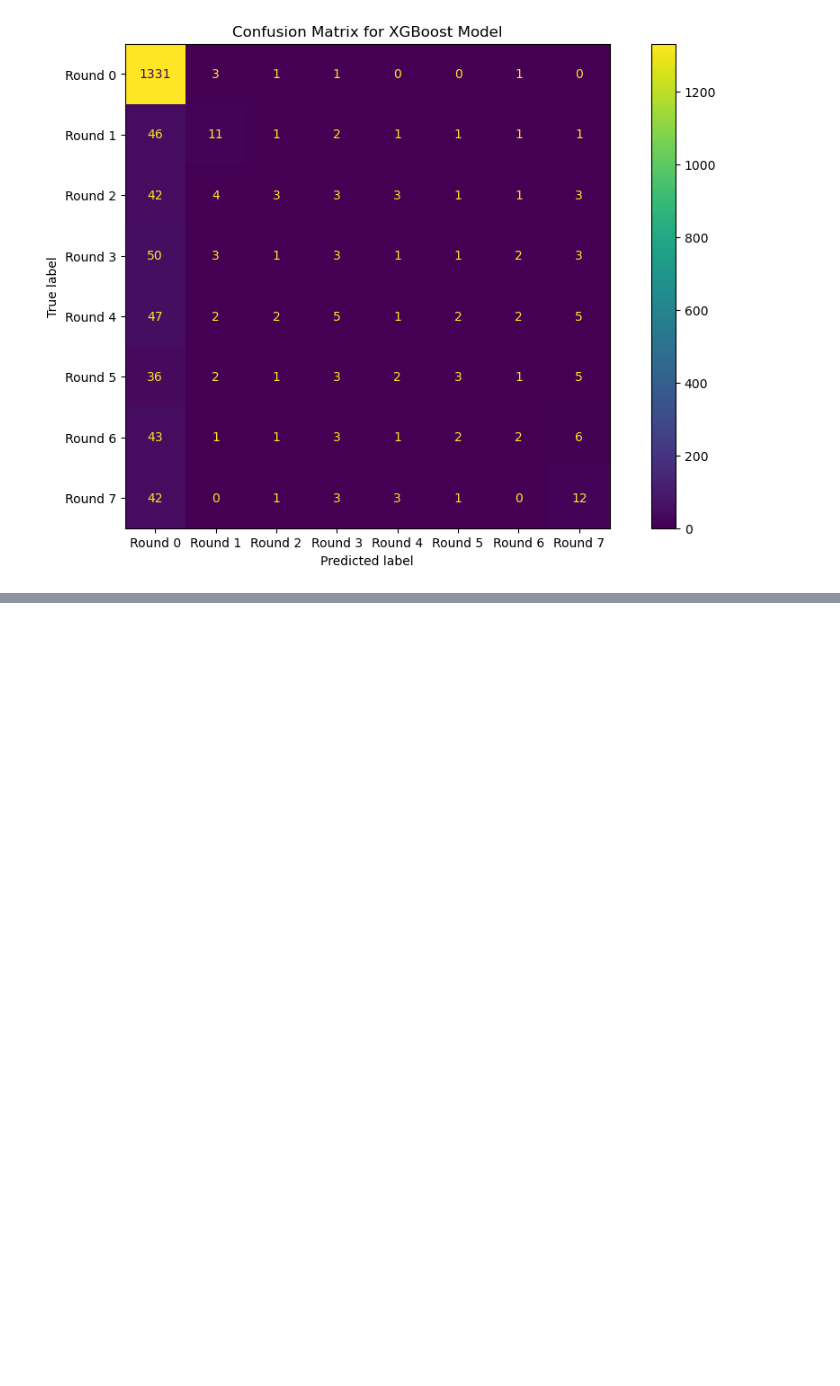
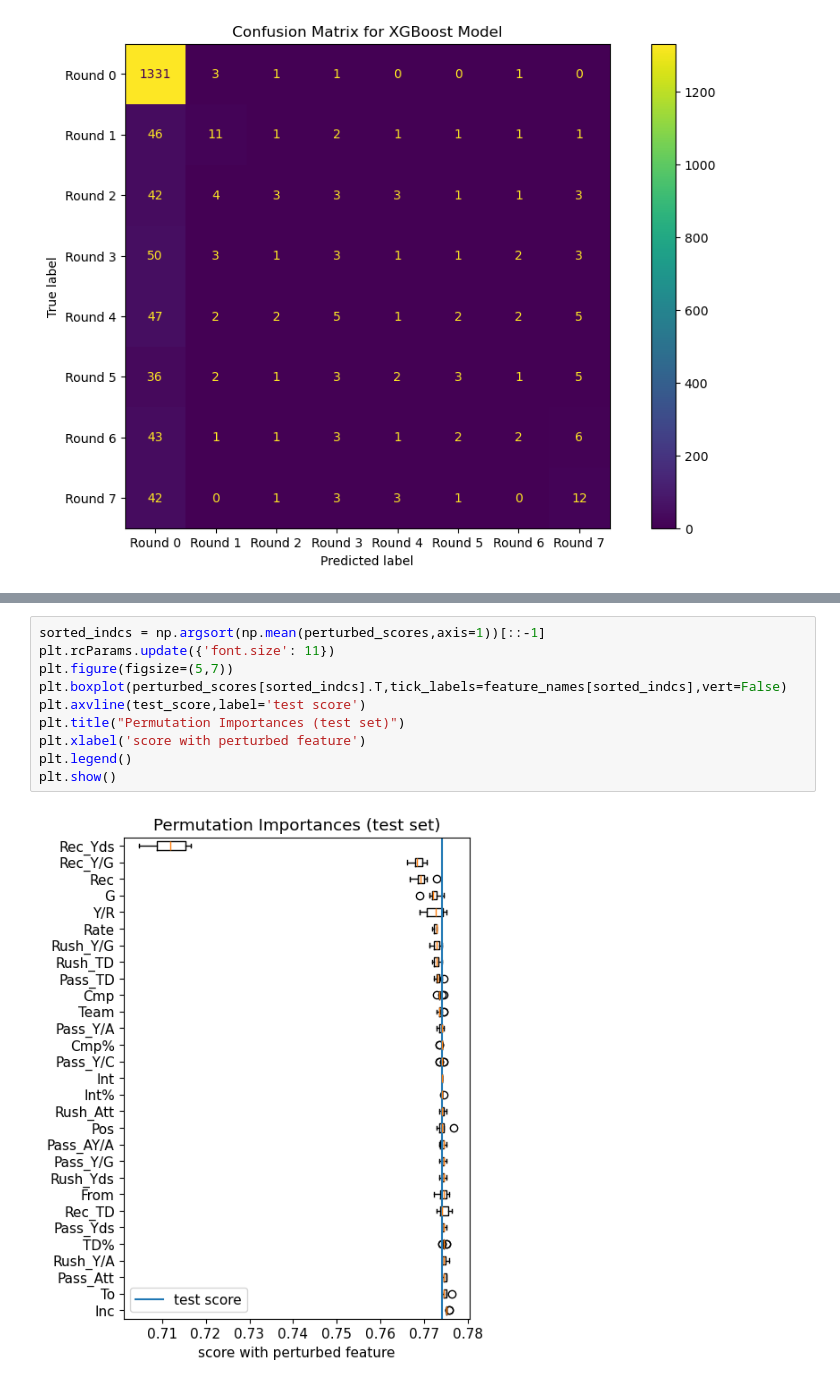
Before and after one commit to ckourkou/DATA-1030-Final-Project, a Jupyter notebook: Draft Round Project.ipynb, the cells around one changed output, grey strips where cells are left out. Drawn from its saved outputs; the diff is of its cells as text; blank space fills up the shorter version.

```diff
--- a/Draft Round Project.ipynb
+++ b/Draft Round Project.ipynb
@@ -1278,0 +1343,12 @@ plt.show()
+# %%
+sorted_indcs = np.argsort(np.mean(perturbed_scores,axis=1))[::-1]
+plt.rcParams.update({'font.size': 11})
+plt.figure(figsize=(5,7))
+plt.boxplot(perturbed_scores[sorted_indcs].T,tick_labels=feature_names[sorted_indcs],vert=False)
+plt.axvline(test_score,label='test score')
+plt.title("Permutation Importances (test set)")
+plt.xlabel('score with perturbed feature')
+plt.legend()
+plt.show()
+# %% [output]
+[figure, added]
```
Also changed, not shown: parts of 9 cells of this notebook, 1 other file.
